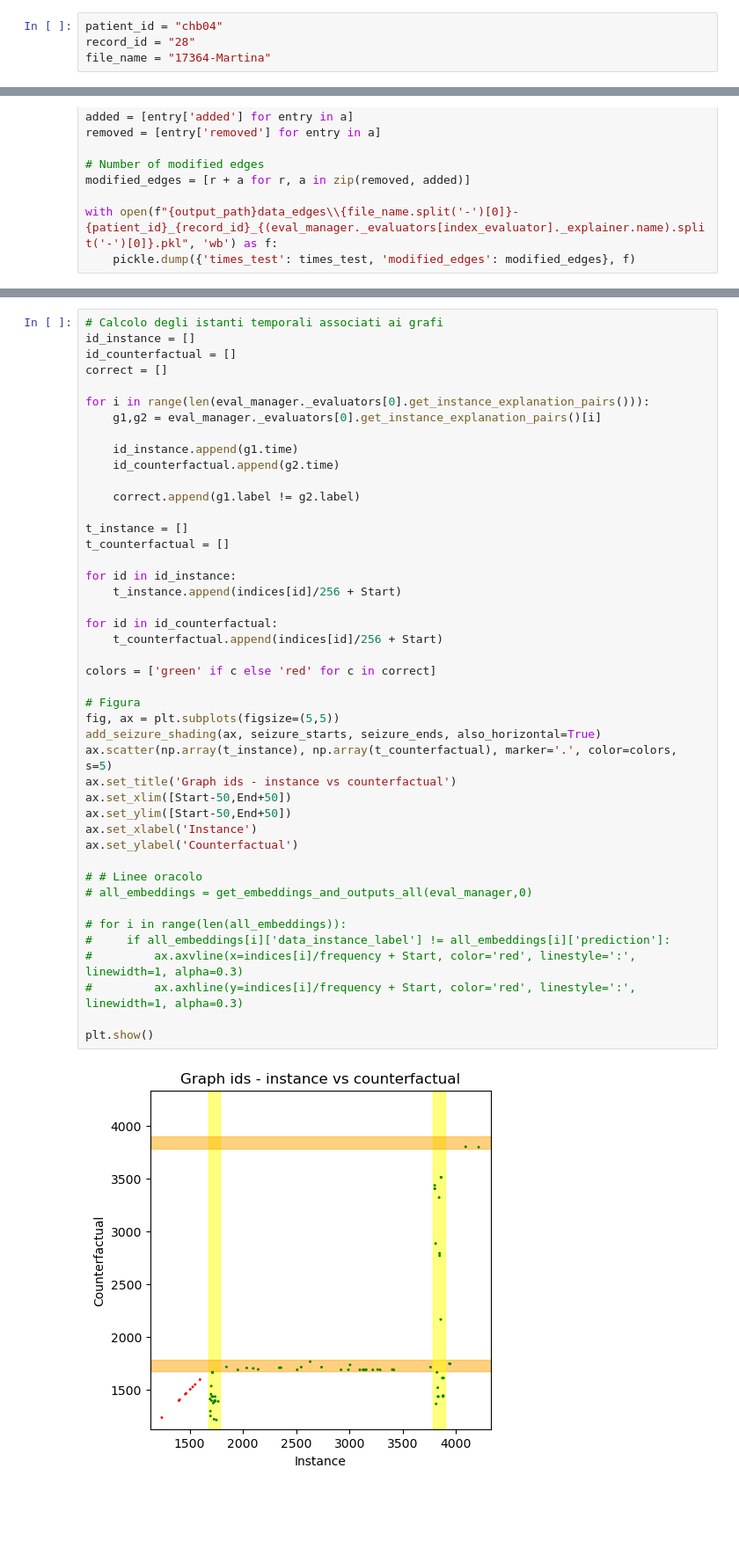
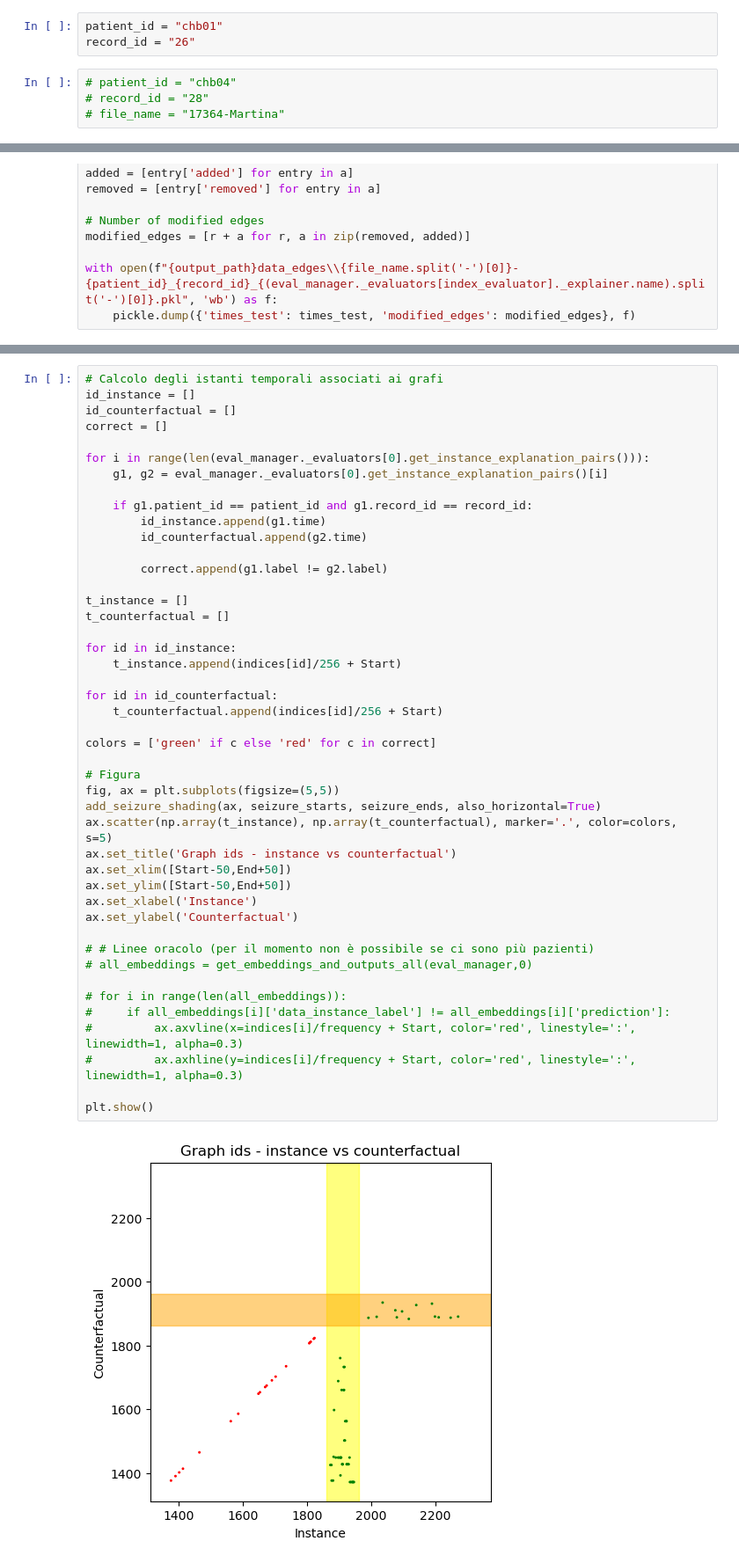
Before and after one commit to MartinaZan/CORTEX, a Jupyter notebook: 4c - plot results - PERFECT.ipynb, the cells around one changed output, grey strips where cells are left out. Shown at 88% size. Saved outputs shown, nothing was run; the diff lists cells and outputs as text; blank space fills up the shorter version.

Commit message:
Fixed multi-record visualization

```diff
--- a/4c - plot results - PERFECT.ipynb
+++ b/4c - plot results - PERFECT.ipynb
@@ -20,10 +20,13 @@ print(file_name)
 ## Info
 # %%
 index_evaluator = 0
+# %%
+patient_id = "chb01"
+record_id = "26"
 # %%
-patient_id = "chb04"
-record_id = "28"
-file_name = "17364-Martina"
+# patient_id = "chb04"
+# record_id = "28"
+# file_name = "17364-Martina"
 # %%
 # patient_id = "chb04"
 # record_id = "28"
@@ -233,45 +236,46 @@ id_counterfactual = []
 correct = []
 
 for i in range(len(eval_manager._evaluators[0].get_instance_explanation_pairs())):
-    g1,g2 = eval_manager._evaluators[0].get_instance_explanation_pairs()[i]
+    g1, g2 = eval_manager._evaluators[0].get_instance_explanation_pairs()[i]
 
-    id_instance.append(g1.time)
-    id_counterfactual.append(g2.time)
+    if g1.patient_id == patient_id and g1.record_id == record_id:
+        id_instance.append(g1.time)
+        id_counterfactual.append(g2.time)
 
-    correct.append(g1.label != g2.label)
+        correct.append(g1.label != g2.label)
 
 t_instance = []
 t_counterfactual = []
 
 for id in id_instance:
     t_instance.append(indices[id]/256 + Start)
 
 for id in id_counterfactual:
     t_counterfactual.append(indices[id]/256 + Start)
 
 colors = ['green' if c else 'red' for c in correct]
 
 # Figura
 fig, ax = plt.subplots(figsize=(5,5))
 add_seizure_shading(ax, seizure_starts, seizure_ends, also_horizontal=True)
 ax.scatter(np.array(t_instance), np.array(t_counterfactual), marker='.', color=colors, s=5)
 ax.set_title('Graph ids - instance vs counterfactual')
 ax.set_xlim([Start-50,End+50])
 ax.set_ylim([Start-50,End+50])
 ax.set_xlabel('Instance')
 ax.set_ylabel('Counterfactual')
 
-# # Linee oracolo
+# # Linee oracolo (per il momento non è possibile se ci sono più pazienti)
 # all_embeddings = get_embeddings_and_outputs_all(eval_manager,0)
 
 # for i in range(len(all_embeddings)):
 #     if all_embeddings[i]['data_instance_label'] != all_embeddings[i]['prediction']:
 #         ax.axvline(x=indices[i]/frequency + Start, color='red', linestyle=':', linewidth=1, alpha=0.3)
 #         ax.axhline(y=indices[i]/frequency + Start, color='red', linestyle=':', linewidth=1, alpha=0.3)
 
 plt.show()
 # %% [output]
-[figure, old version]
+[figure, new version]
 # %%
 fig, axes = plt.subplots(3, 1, figsize=(6,8))
 
```
Also changed, not shown: parts of 5 cells of this notebook.
